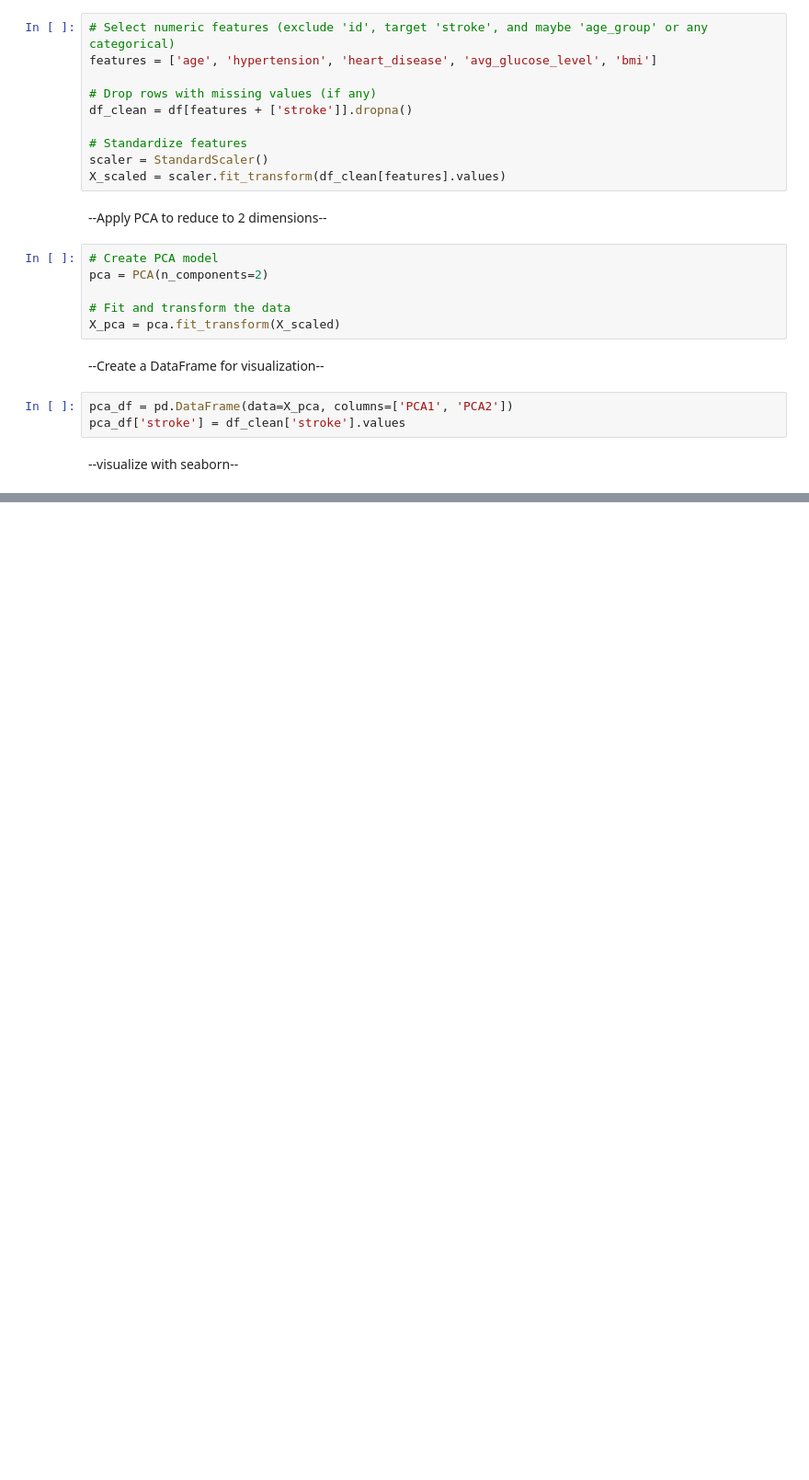
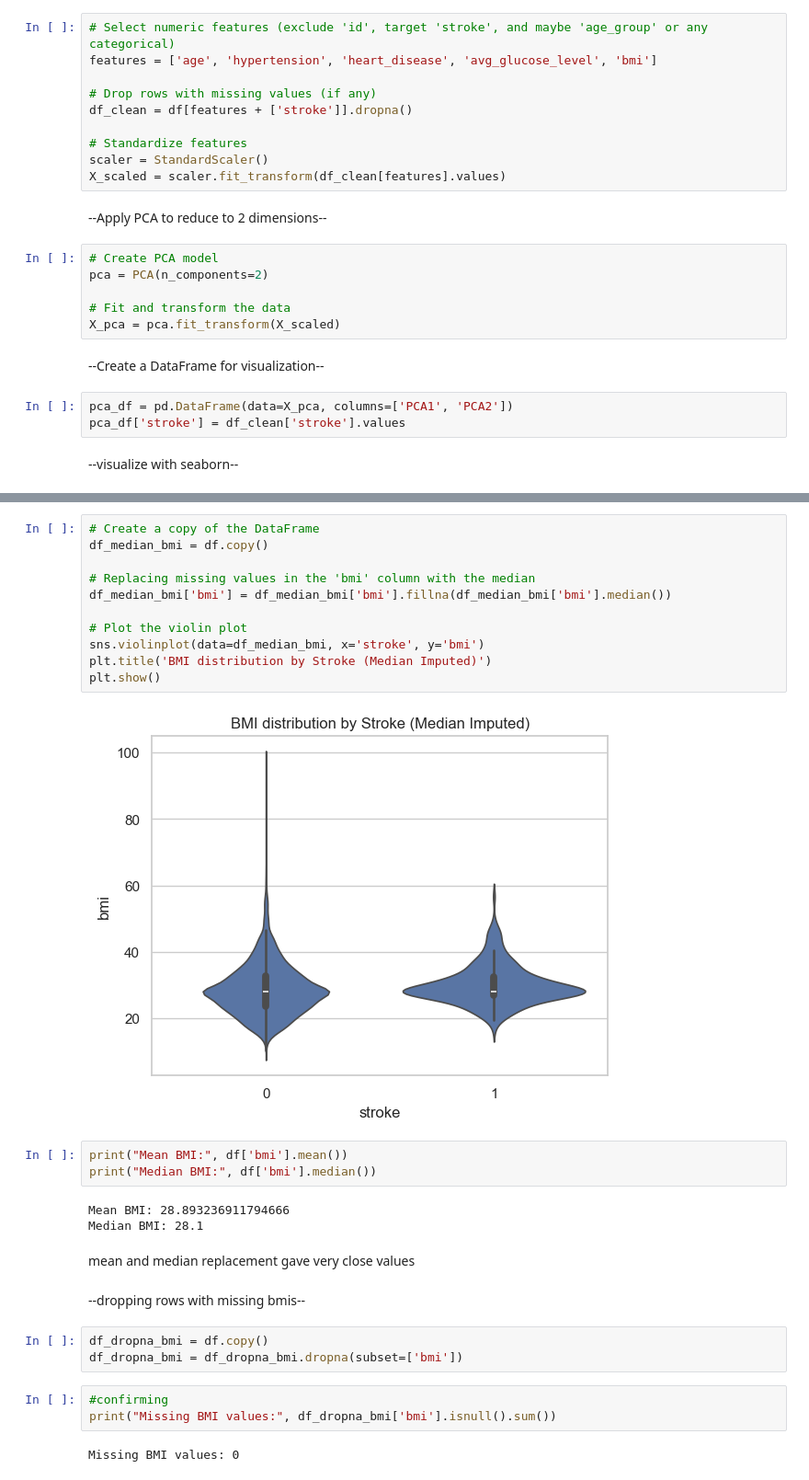
Before and after one commit to mazen4bs/stoke-prediction-machine-learning, a Jupyter notebook: stroke prediction/notebooks/stroke_analysis_phase1.ipynb, the cells around one changed output, grey strips where cells are left out. Shown at 92% size. Cells and saved outputs as stored; diff of their text form; blank space fills up the shorter version.

```diff
--- a/stroke prediction/notebooks/stroke_analysis_phase1.ipynb
+++ b/stroke prediction/notebooks/stroke_analysis_phase1.ipynb
@@ -548,0 +678,31 @@ plt.show()
+# %%
+# Create a copy of the DataFrame
+df_median_bmi = df.copy()
+
+# Replacing missing values in the 'bmi' column with the median
+df_median_bmi['bmi'] = df_median_bmi['bmi'].fillna(df_median_bmi['bmi'].median())
+
+# Plot the violin plot
+sns.violinplot(data=df_median_bmi, x='stroke', y='bmi')
+plt.title('BMI distribution by Stroke (Median Imputed)')
+plt.show()
+# %% [output]
+[figure, added]
+# %%
+print("Mean BMI:", df['bmi'].mean())
+print("Median BMI:", df['bmi'].median())
+# %% [output]
+Mean BMI: 28.893236911794666
+Median BMI: 28.1
+# %% [markdown]
+mean and median replacement gave very close values
+# %% [markdown]
+--dropping rows with missing bmis--
+# %%
+df_dropna_bmi = df.copy()
+df_dropna_bmi = df_dropna_bmi.dropna(subset=['bmi'])
+# %%
+#confirming
+print("Missing BMI values:", df_dropna_bmi['bmi'].isnull().sum())
+# %% [output]
+Missing BMI values: 0
```
Also changed, not shown: parts of 27 cells of this notebook.
